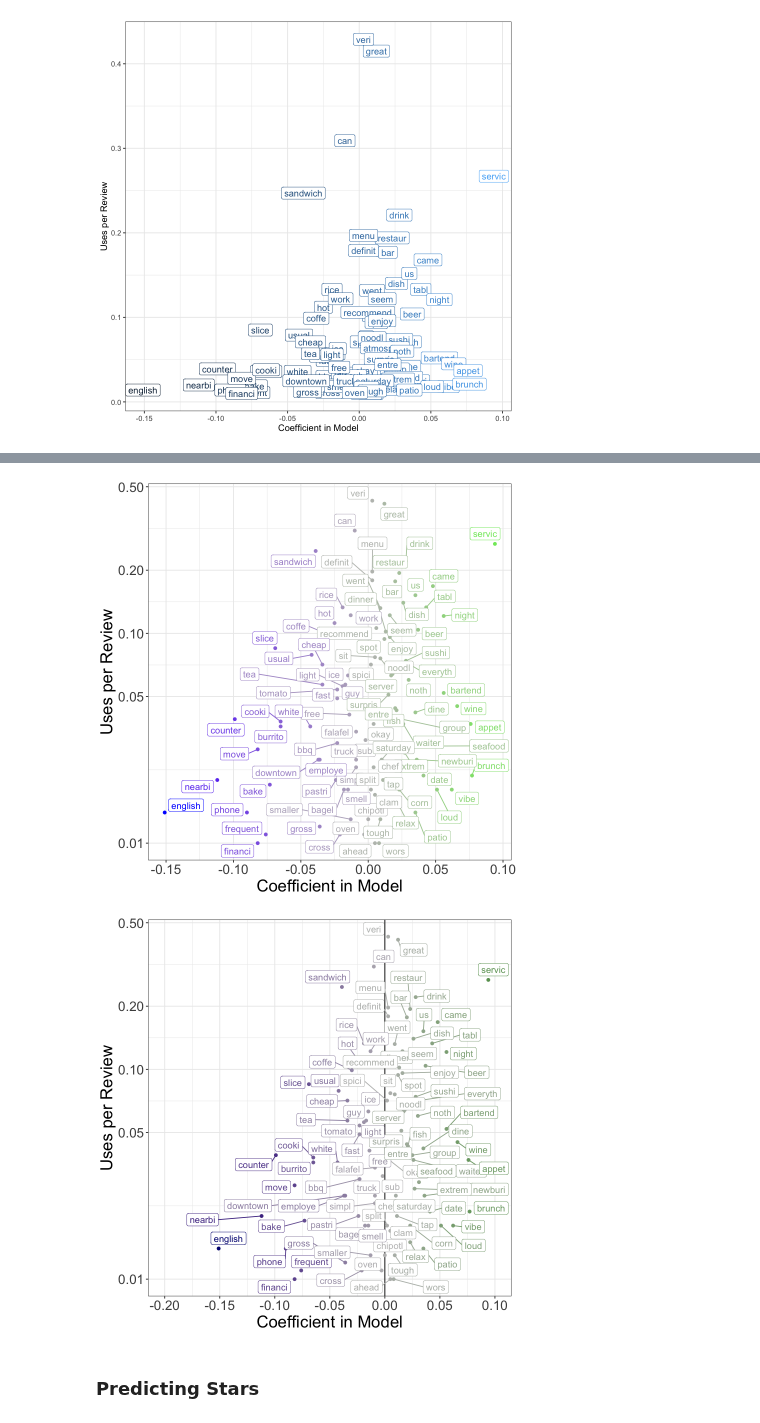
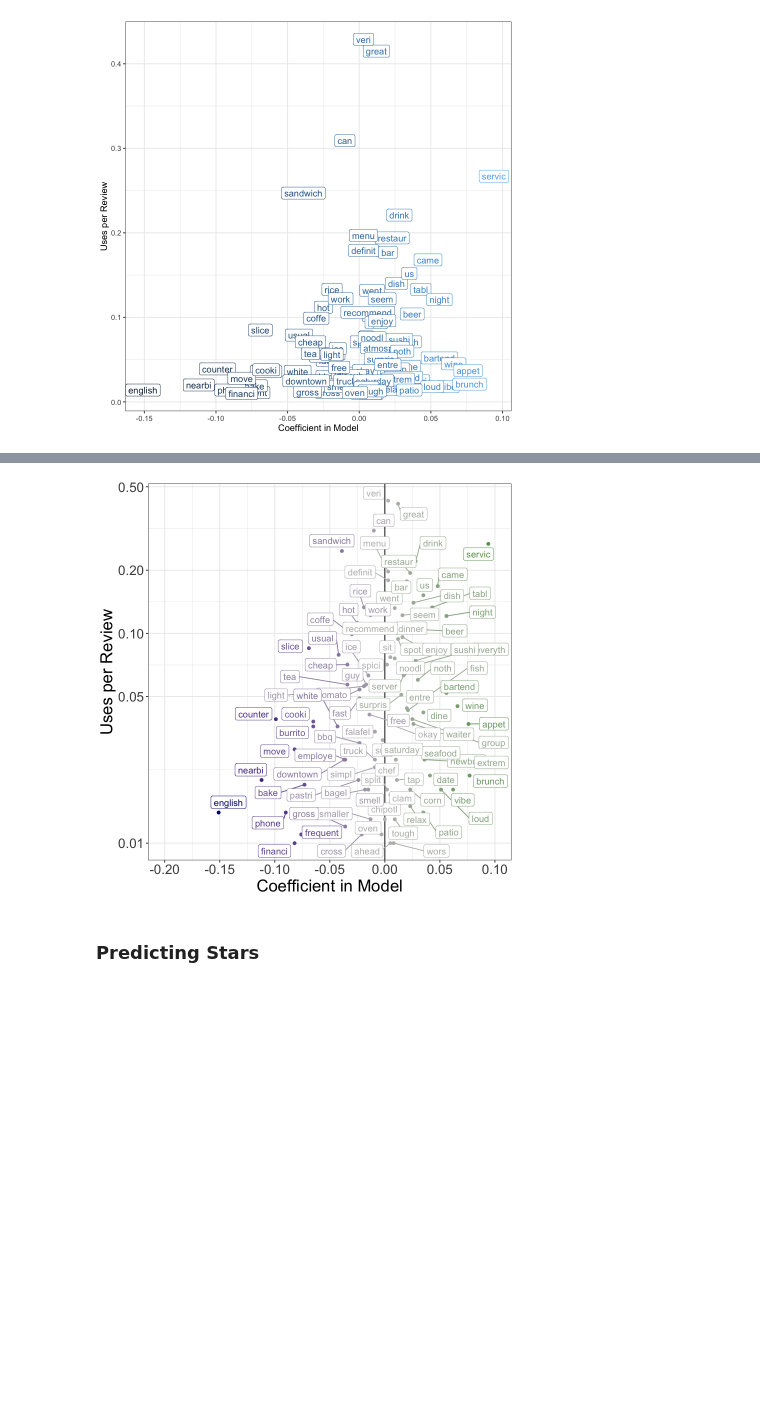
Before and after one commit to hivan04/text-mining, a Jupyter notebook: w1/submission.ipynb, the cells around one changed output, grey strips where cells are left out. Cells and saved outputs as stored; diff of their text form; code cells hidden in the pictures; blank space fills up the shorter version.

```diff
--- a/w1/submission.ipynb
+++ b/w1/submission.ipynb
@@ -1411,27 +1411,6 @@ A data.frame: 6 × 3
 [figure]
 # %%
 # Coloured Visualisation
-
-plotDat %>%
-  ggplot(aes(x=score,y=freq,label=ngram,color=score)) +
-  scale_color_gradient2(low="blue",
-                        mid = "grey",
-                        high="green",
-                        midpoint = 0)+
-  geom_point() +
-  geom_label_repel()+
-  scale_y_continuous(trans="log2",
-                     breaks=c(.01,.05,.1,.2,.5,1,2,5))+
-  theme_bw() +
-  labs(x="Coefficient in Model",y="Uses per Review")+
-  theme(legend.position = "none",
-        axis.title=element_text(size=20),
-        axis.text=element_text(size=16))
-
-# let's get more words on the plot
-# also make the X axis clearer
-# use darker colors
-
 plotDat %>%
   ggplot(aes(x=score,y=freq,label=ngram,color=score)) +
   scale_color_gradient2(low="navyblue",
@@ -1460,5 +1435,4 @@ Warning message:
-[figure, old version]
+[figure, new version]
-[figure, removed]
 # %% [markdown]
 ### Predicting Stars
 # %%
```
Also changed, not shown: parts of 3 cells of this notebook.
